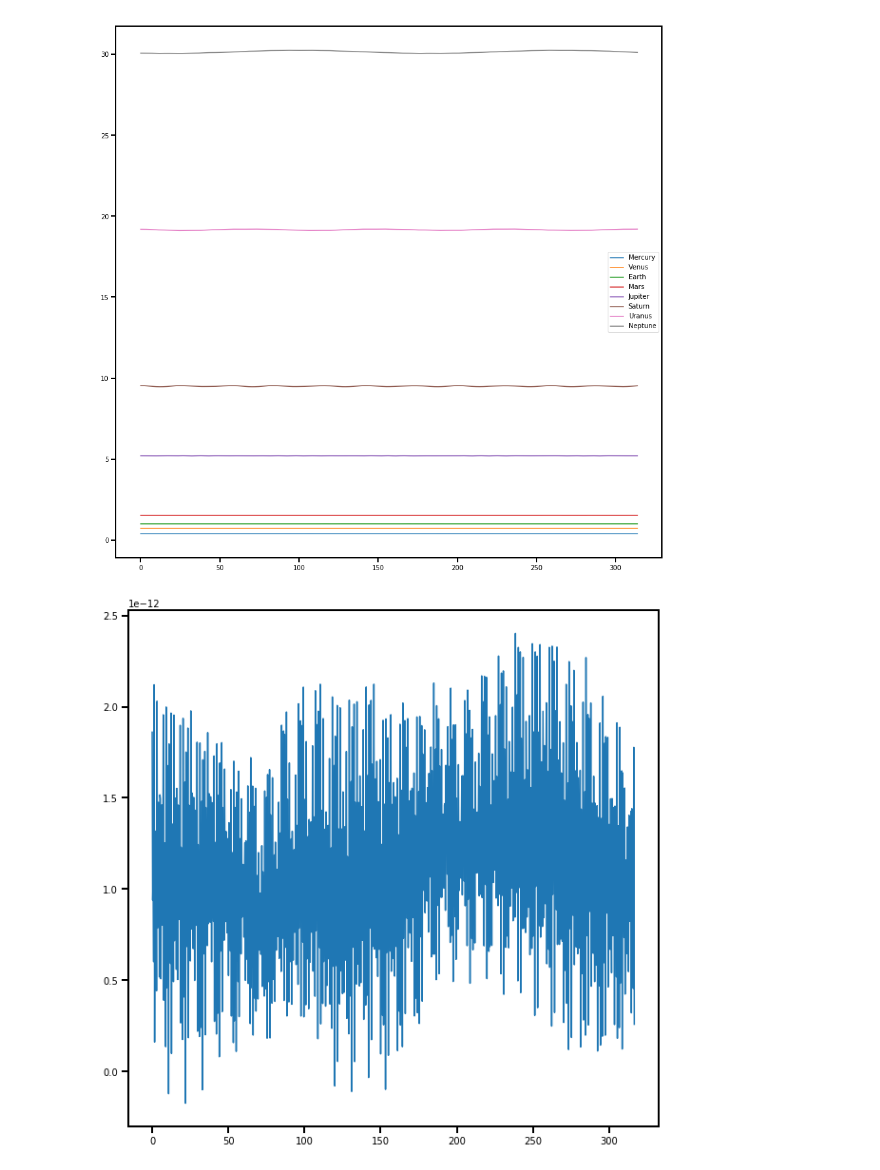
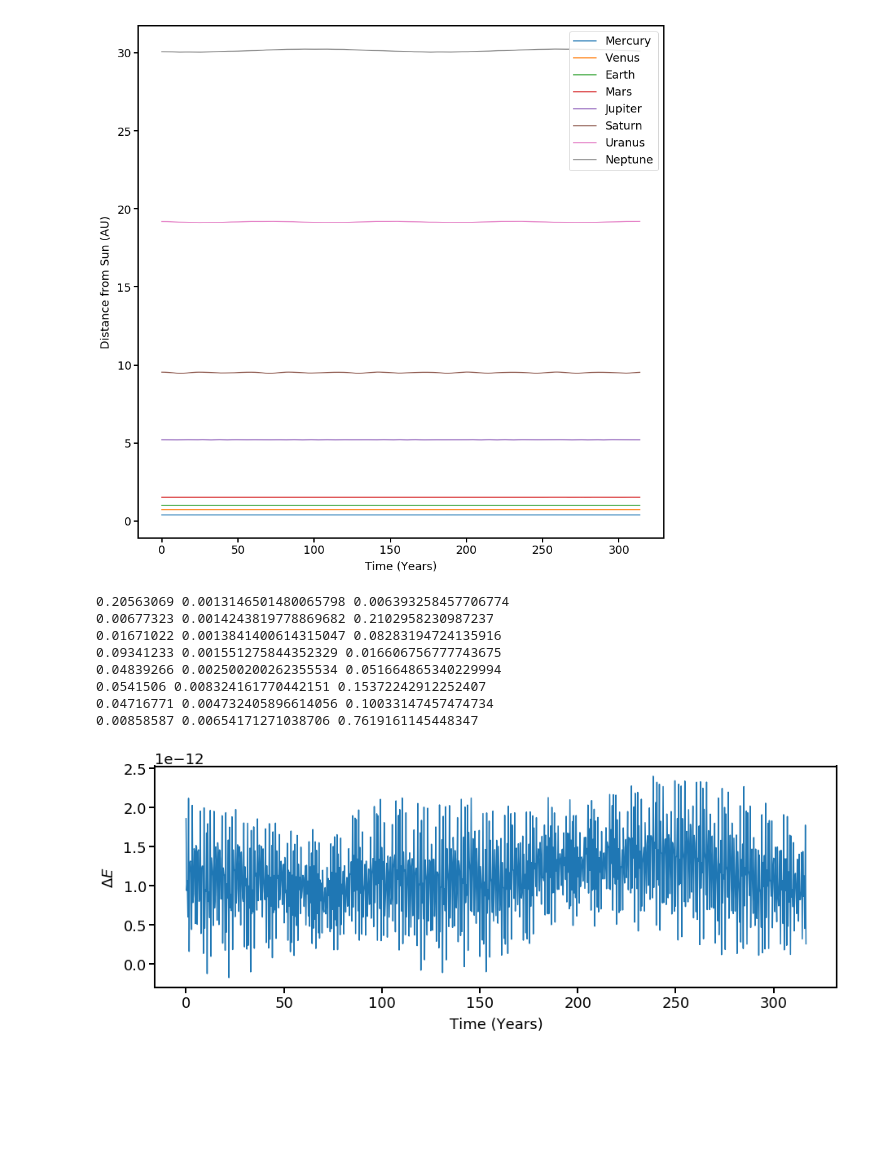
Before and after one commit to J-RParker/PHY-480, a Jupyter notebook: 2nd_Order/Plotting.ipynb, the cells around one changed output. Drawn from its saved outputs; the diff is of its cells as text; code cells hidden in the pictures; blank space fills up the shorter version.

```diff
--- a/2nd_Order/Plotting.ipynb
+++ b/2nd_Order/Plotting.ipynb
@@ -41,14 +50,32 @@ plt.show()
 fig,ax=plt.subplots(figsize=(15,15))
 for i in range(1,len(data)):
     ax.plot(t_pos,dist(data[0],data[i]),label=B[i])
-#ax.set_yscale('log')
+ax.set_xlabel('Time (Years)')
+ax.set_ylabel('Distance from Sun (AU)')
 ax.legend()
 plt.show()
 # %% [output]
-[figure, old version]
+[figure, new version]
+# %%
+for i in range(1,len(data)):
+    d=dist(data[0],data[i])
+    e=ecc[i-1]
+    ed=(1-d.min()/d.max())
+    print(e,ed,ed/e)
+# %% [output]
+0.20563069 0.0013146501480065798 0.006393258457706774
+0.00677323 0.0014243819778869682 0.2102958230987237
+0.01671022 0.0013841400614315047 0.08283194724135916
+0.09341233 0.001551275844352329 0.016606756777743675
+0.04839266 0.002500200262355534 0.051664865340229994
+0.0541506 0.008324161770442151 0.15372242912252407
+0.04716771 0.004732405896614056 0.10033147457474734
+0.00858587 0.00654171271038706 0.7619161145448347
 # %%
-fig,ax=plt.subplots(figsize=(10,10))
+fig,ax=plt.subplots(figsize=(15,5))
 ax.plot(t_en,dE)
+ax.set_xlabel('Time (Years)')
+ax.set_ylabel('$\Delta E$')
 plt.show()
 # %% [output]
-[figure, old version]
+[figure, new version]
```
Also changed, not shown: parts of 3 cells of this notebook, 5 other files.
